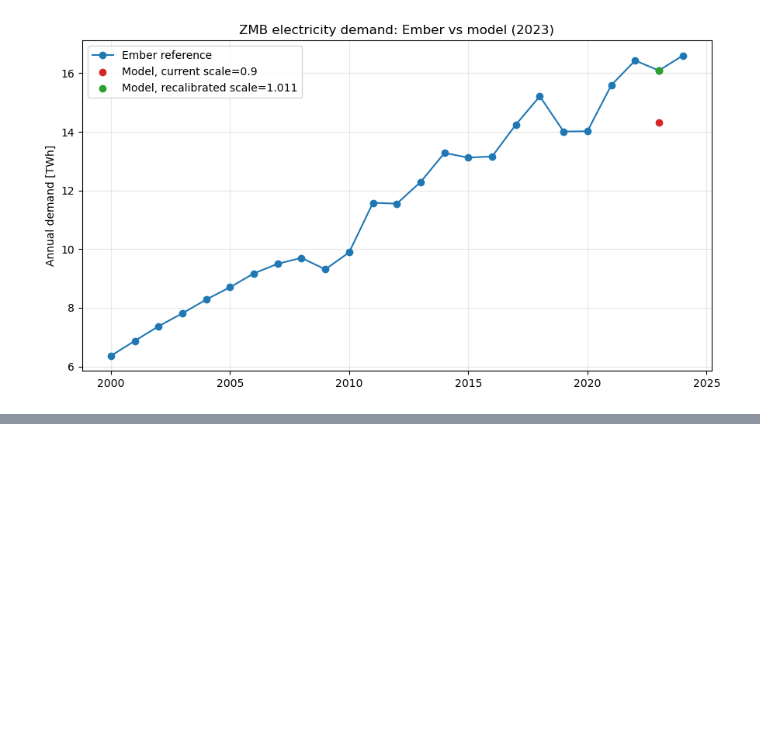
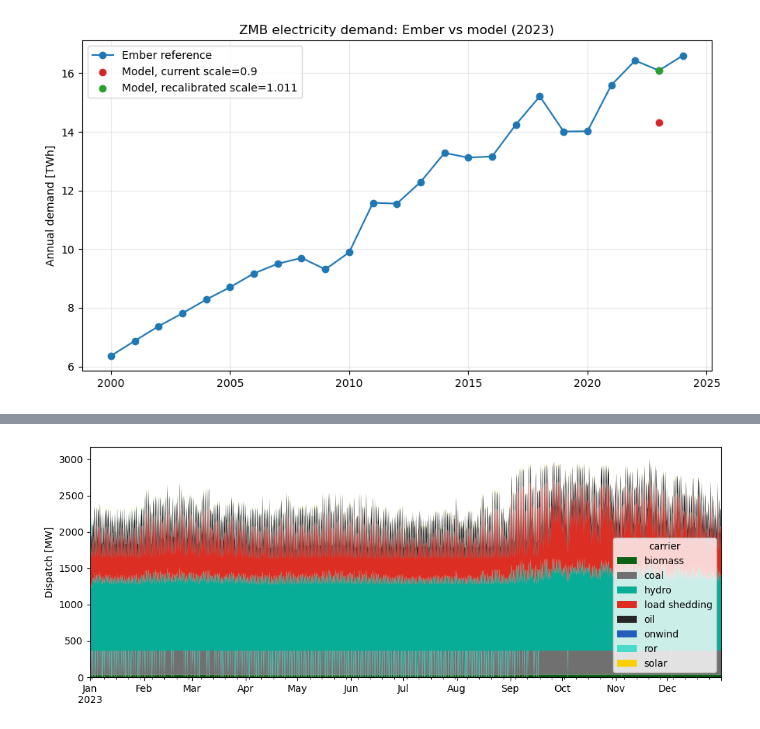
Before and after one commit to open-energy-transition/zambia-dev-notebooks, a Jupyter notebook: load_scale_calibration.ipynb, the cells around one changed output, grey strips where cells are left out. Saved outputs shown, nothing was run; the diff lists cells and outputs as text; code cells hidden in the pictures; blank space fills up the shorter version.

```diff
--- a/load_scale_calibration.ipynb
+++ b/load_scale_calibration.ipynb
@@ -122,0 +249,33 @@ plt.show()
+# %%
+dispatch = dispatch.T.groupby(level=0).sum().T
+# %%
+carrier_colors = n.carriers["color"].reindex(dispatch.columns)
+# %%
+carrier_colors["export"] = "orange"
+# %%
+dispatch_pos = dispatch.clip(lower=0)
+dispatch_neg = dispatch.clip(upper=0)
+
+fig, ax = plt.subplots(figsize=(10, 4))
+
+dispatch_pos.plot.area(
+    ax=ax,
+    color=carrier_colors,
+    stacked=True,
+    linewidth=0,
+)
+
+dispatch_neg.plot.area(
+    ax=ax,
+    stacked=True,
+    linewidth=0,
+    legend=False,
+)
+
+ax.axhline(0, color="k", linewidth=0.8)
+ax.set_ylabel("Dispatch [MW]")
+ax.set_xlabel("")
+
+plt.tight_layout()
+# %% [output]
+[figure, added]
```
Also changed, not shown: parts of 32 cells of this notebook.
